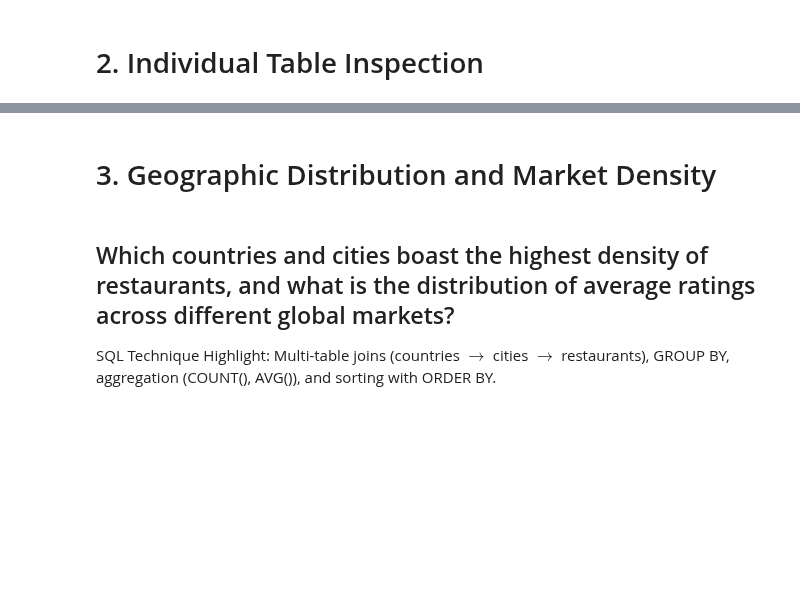
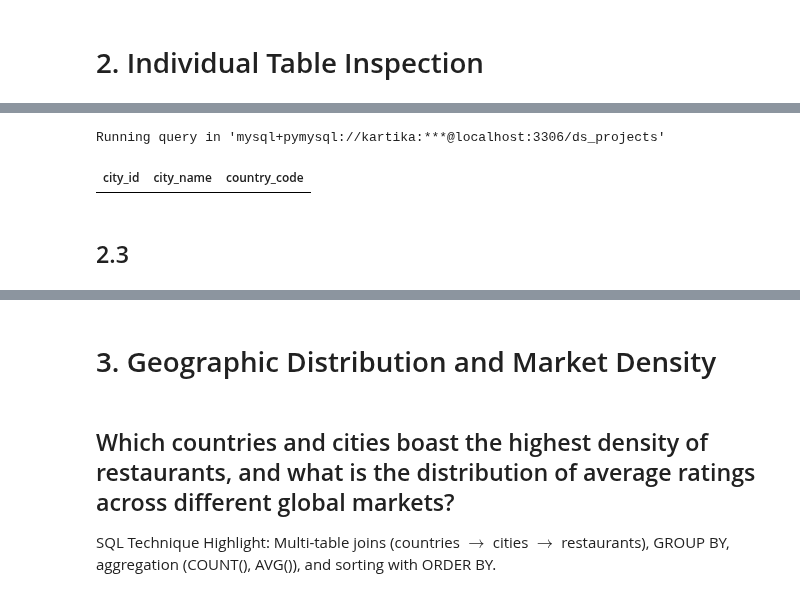
Before and after one commit to Kartika-Nidhi/Restaurant_Analysis_SQL, a Jupyter notebook: Restaurant_Analysis_SQl.ipynb, the cells around one changed output, grey strips where cells are left out. Cells and saved outputs as stored; diff of their text form; code cells hidden in the pictures; blank space fills up the shorter version.

```diff
--- a/Restaurant_Analysis_SQl.ipynb
+++ b/Restaurant_Analysis_SQl.ipynb
@@ -228,3 +278,18 @@ Running query in 'mysql+pymysql://kartika:***@localhost:3306/ds_projects'
+# %%
+%%sql
+
+SELECT *
+FROM cities AS c
+WHERE NOT EXISTS (
+    SELECT 1
+    FROM countries AS co
+    WHERE co.country_code = c.country_code
+);
+# %% [output]
+Running query in 'mysql+pymysql://kartika:***@localhost:3306/ds_projects'
+| city_id | city_name | country_code |
+# %% [markdown]
+## 2.3
 # %% [markdown]
 <div>
 # %% [markdown]
```
Also changed, not shown: parts of 5 cells of this notebook.
